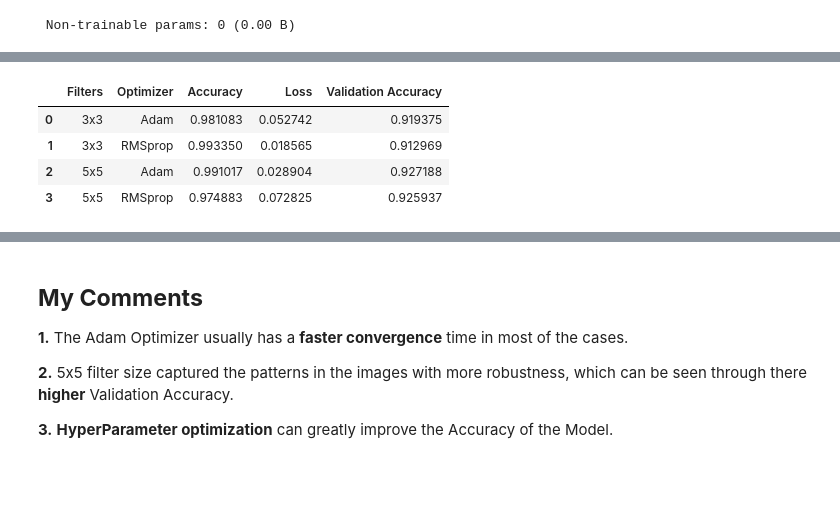
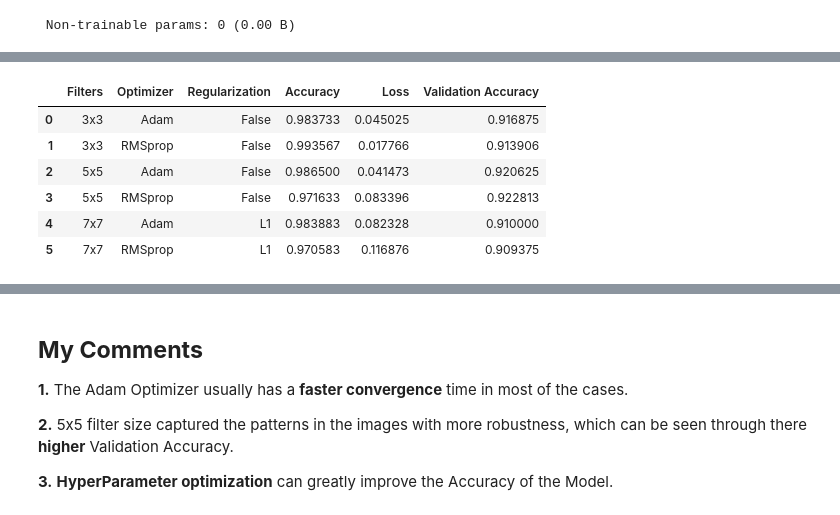
Before and after one commit to pungaliadarshil/23UADS4111-Darshil_Pungalia-NNLAB-2025, a Jupyter notebook: Exp-5.ipynb, the cells around one changed output, grey strips where cells are left out. Saved outputs shown, nothing was run; the diff lists cells and outputs as text; code cells hidden in the pictures; blank space fills up the shorter version.

```diff
--- a/Exp-5.ipynb
+++ b/Exp-5.ipynb
@@ -170,0 +249,12 @@ with tf.device('/device:GPU:0'):
+# %%
+# Model Training for 7x7 Filter
+time7x7 = TimeHistory()
+callback7x7 = [tf.keras.callbacks.ReduceLROnPlateau(monitor='val_loss', factor=0.25, patience=3, verbose=1), time7x7]
+
+with tf.device('/device:GPU:0'):
+  history7x7 = model7x7.fit(Xtrain.repeat(),
+                          validation_data=XVal.repeat(),
+                          epochs=50,
+                          steps_per_epoch=469,
+                          validation_steps=25,
+                          callbacks=callback7x7)
@@ -176,6 +284,10 @@ model3x3.compile(loss = tf.keras.losses.CategoricalCrossentropy(from_logits = Tr
 model5x5.compile(loss = tf.keras.losses.CategoricalCrossentropy(from_logits = True),
     optimizer = tf.keras.optimizers.Adam(learning_rate=5e-4),
     metrics = ['accuracy', 'precision', 'recall'])
+
+model7x7.compile(loss = tf.keras.losses.CategoricalCrossentropy(from_logits = True),
+    optimizer = tf.keras.optimizers.Adam(learning_rate=18e-4),
+    metrics = ['accuracy', 'precision', 'recall'])
 # %%
 time3x3Rms = TimeHistory()
 callback3x3Rms = [tf.keras.callbacks.ReduceLROnPlateau(monitor='val_loss', factor=0.25, patience=3, verbose=1), time3x3Rms]
@@ -200,0 +349,11 @@ with tf.device('/device:GPU:0'):
+# %%
+time7x7Adam = TimeHistory()
+callback7x7Adam = [tf.keras.callbacks.ReduceLROnPlateau(monitor='val_loss', factor=0.25, patience=3, verbose=1), time7x7Adam]
+
+with tf.device('/device:GPU:0'):
+  history7x7Adam = model7x7.fit(Xtrain.repeat(),
+                          validation_data=XVal.repeat(),
+                          epochs=50,
+                          steps_per_epoch=469,
+                          validation_steps=25,
+                          callbacks=callback7x7Adam)
@@ -203,43 +380,53 @@ import pandas as pd
 
 accuracyRecord = [
     history3x3.history["accuracy"][-1],
     history3x3Rms.history["accuracy"][-1],
     history5x5Adam.history["accuracy"][-1],
-    history5x5.history["accuracy"][-1]
+    history5x5.history["accuracy"][-1],
+    history7x7Adam.history["accuracy"][-1],
+    history7x7.history["accuracy"][-1]
 ]
 
 valRecord = [
     history3x3.history["val_accuracy"][-1],
     history3x3Rms.history["val_accuracy"][-1],
     history5x5Adam.history["val_accuracy"][-1],
-    history5x5.history["val_accuracy"][-1]
+    history5x5.history["val_accuracy"][-1],
+    history7x7Adam.history["val_accuracy"][-1],
+    history7x7.history["val_accuracy"][-1]
 ]
 
 lossRecord = [
     history3x3.history["loss"][-1],
     history3x3Rms.history["loss"][-1],
     history5x5Adam.history["loss"][-1],
-    history5x5.history["loss"][-1]
+    history5x5.history["loss"][-1],
+    history7x7Adam.history["loss"][-1],
+    history7x7.history["loss"][-1]
 ]
 
-filterRecord = ["3x3", "3x3", "5x5", "5x5"]
-optimizerRecord = ["Adam", "RMSprop", "Adam", "RMSprop"]
+filterRecord = ["3x3", "3x3", "5x5", "5x5", "7x7", "7x7"]
+optimizerRecord = ["Adam", "RMSprop", "Adam", "RMSprop", "Adam", "RMSprop"]
+regularRecord = ["False", "False", "False", "False", "L1", "L1"]
 
 records = pd.DataFrame({
     "Filters": filterRecord,
     "Optimizer": optimizerRecord,
+    "Regularization": regularRecord,
     "Accuracy": accuracyRecord,
     "Loss": lossRecord,
     "Validation Accuracy": valRecord
 })
 
 records
 # %% [output]
-|  | Filters | Optimizer | Accuracy | Loss | Validation Accuracy |
-| 0 | 3x3 | Adam | 0.981083 | 0.052742 | 0.919375 |
-| 1 | 3x3 | RMSprop | 0.993350 | 0.018565 | 0.912969 |
-| 2 | 5x5 | Adam | 0.991017 | 0.028904 | 0.927188 |
-| 3 | 5x5 | RMSprop | 0.974883 | 0.072825 | 0.925937 |
+|  | Filters | Optimizer | Regularization | Accuracy | Loss | Validation Accuracy |
+| 0 | 3x3 | Adam | False | 0.983733 | 0.045025 | 0.916875 |
+| 1 | 3x3 | RMSprop | False | 0.993567 | 0.017766 | 0.913906 |
+| 2 | 5x5 | Adam | False | 0.986500 | 0.041473 | 0.920625 |
+| 3 | 5x5 | RMSprop | False | 0.971633 | 0.083396 | 0.922813 |
+| 4 | 7x7 | Adam | L1 | 0.983883 | 0.082328 | 0.910000 |
+| 5 | 7x7 | RMSprop | L1 | 0.970583 | 0.116876 | 0.909375 |
 # %%
 # Time Comparision
 epochs = range(1, len(time3x3.epoch_times) + 1)
```
Also changed, not shown: parts of 21 cells of this notebook.
